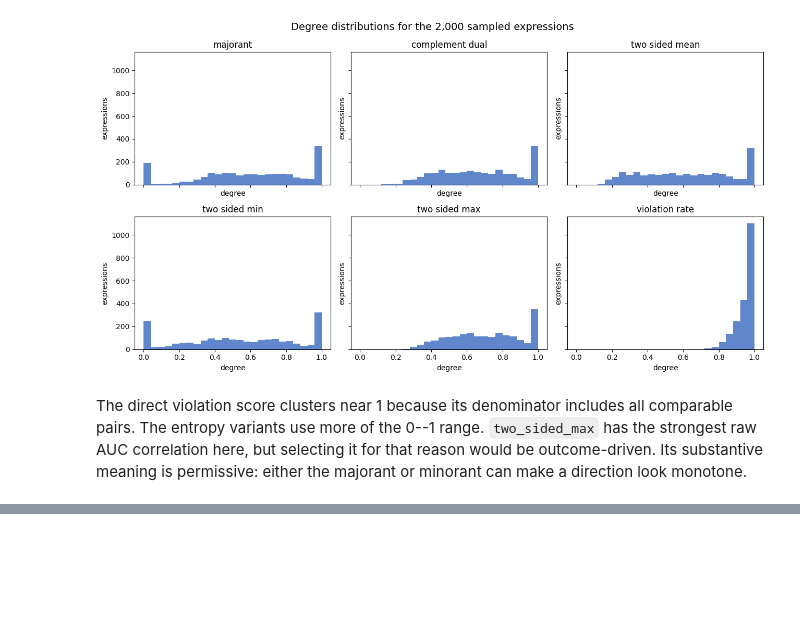
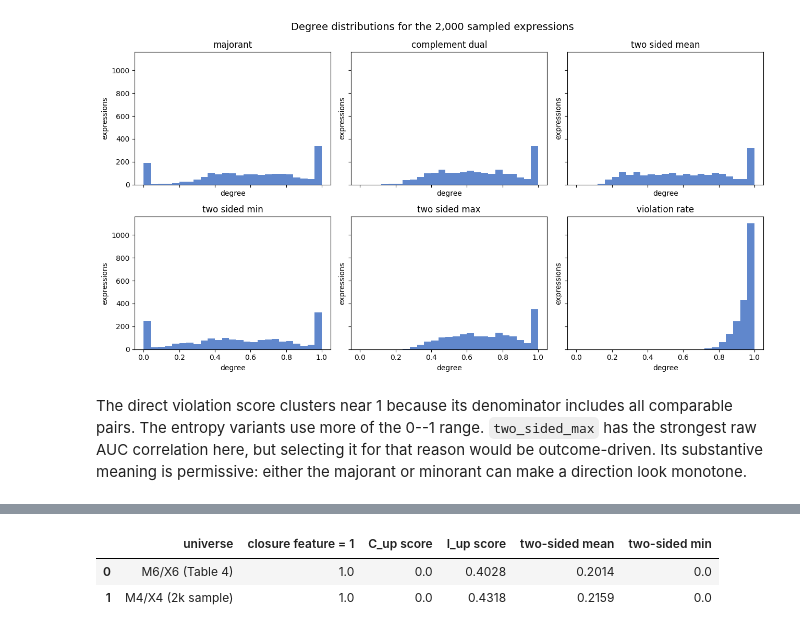
Before and after one commit to CLMBRs/ultk, a Jupyter notebook: src/examples/learn_quant/notebooks/monotonicity_measure_variants_walkthrough.ipynb, the cells around one changed output, grey strips where cells are left out. Cells and saved outputs as stored; diff of their text form; code cells hidden in the pictures; blank space fills up the shorter version.

```diff
--- a/src/examples/learn_quant/notebooks/monotonicity_measure_variants_walkthrough.ipynb
+++ b/src/examples/learn_quant/notebooks/monotonicity_measure_variants_walkthrough.ipynb
@@ -767,0 +704,43 @@ The majorant's near-constant closure predictor correctly diagnoses non-monotone.
+# %%
+def comparability_diagnostic(universe, by_term, universe_label):
+    term = "or(subset_eq(A, B), subset_eq(B, A))"
+    q = np.fromiter(
+        (by_term[term].meaning.mapping[ref] for ref in universe.referents),
+        dtype=int,
+        count=len(universe.referents),
+    )
+    all_models = universe.binarize_referents(mode="set_vectors_w_padding")
+    ref_a = universe.binarize_referents(mode="A")
+    not_q = 1 - q
+    with warnings.catch_warnings():
+        warnings.simplefilter("ignore", RuntimeWarning)
+        closure = measures.upward_monotonicity_entropy(
+            all_models, ref_a, q, cfg, False
+        )
+        interior = measures.upward_monotonicity_entropy(
+            all_models, ref_a, not_q, cfg, True
+        )
+    closure_feature = measures.get_true_predecessors(
+        all_models, ref_a, q, False
+    )
+    return {
+        "universe": universe_label,
+        "closure feature = 1": closure_feature.mean(),
+        "C_up score": closure,
+        "I_up score": interior,
+        "two-sided mean": (closure + interior) / 2,
+        "two-sided min": min(closure, interior),
+    }
+
+
+comparability = pd.DataFrame(
+    [
+        comparability_diagnostic(universe_m6, by_term_m6, "M6/X6 (Table 4)"),
+        comparability_diagnostic(universe_m4, by_term_m4, "M4/X4 (2k sample)"),
+    ]
+)
+comparability.round(4)
+# %% [output]
+|  | universe | closure feature = 1 | C_up score | I_up score | two-sided mean | two-sided min |
+| 0 | M6/X6 (Table 4) | 1.0 | 0.0 | 0.4028 | 0.2014 | 0.0 |
+| 1 | M4/X4 (2k sample) | 1.0 | 0.0 | 0.4318 | 0.2159 | 0.0 |
```
Also changed, not shown: parts of 10 cells of this notebook, 9 other files.
